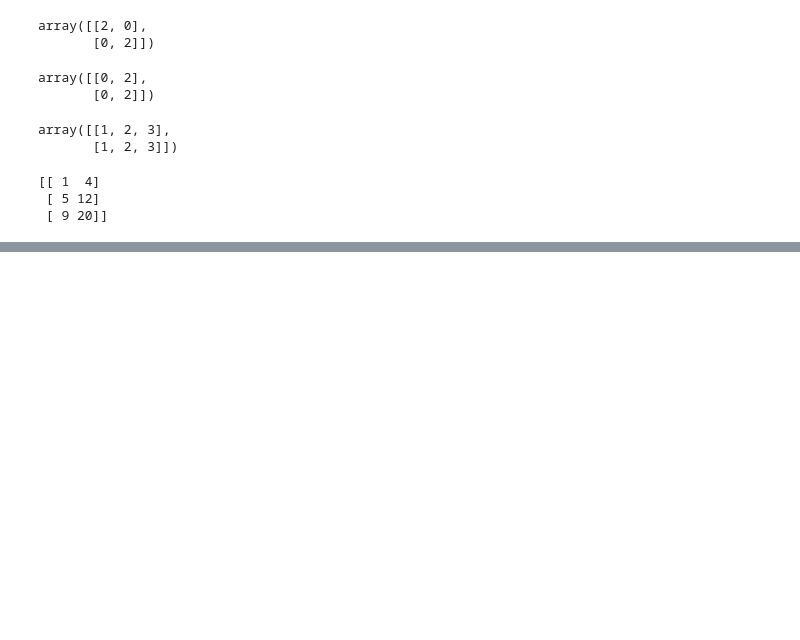
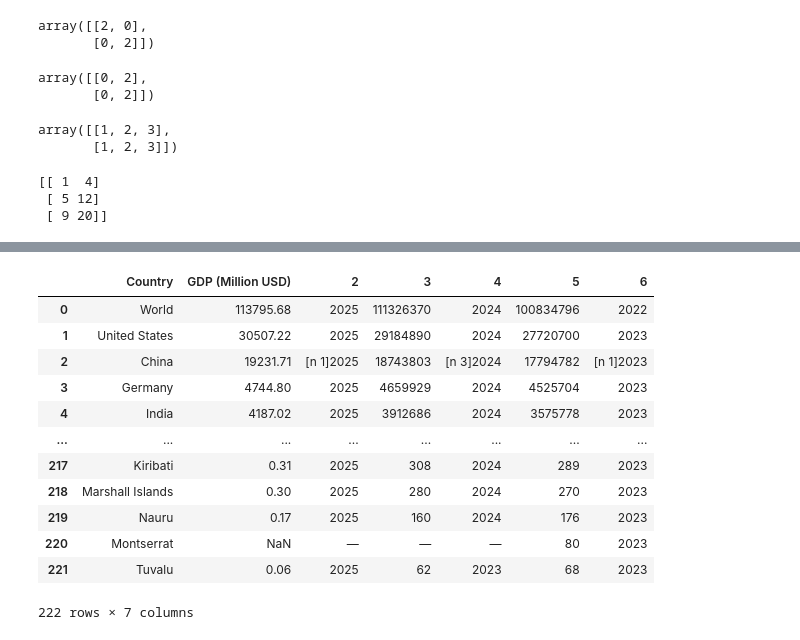
Before and after one commit to Yasir-4/data-science-practice, a Jupyter notebook: Python practice.ipynb, the cells around one changed output, grey strips where cells are left out. Saved outputs shown, nothing was run; the diff lists cells and outputs as text; code cells hidden in the pictures; blank space fills up the shorter version.

```diff
--- a/Python practice.ipynb
+++ b/Python practice.ipynb
@@ -1767,0 +1829,25 @@ print(z)
+# %%
+# Assign column names as "Country" and "GDP (Million USD)"
+countries_df.rename(columns={0:"Country"}, inplace = True)
+countries_df.rename(columns={1:"GDP (Million USD)"}, inplace = True)
+#Change the type to Number
+gdp_column = countries_df["GDP (Million USD)"].replace("—", np.nan)
+gdp_column = pd.to_numeric(gdp_column, errors = "coerce")
+#Use numpy.round() method to round the value to 2 decimal places and Convert the GDP value in Million USD to Billion USD
+gdp_column = np.round(gdp_column / 1e3, 2)
+countries_df["GDP (Million USD)"] = gdp_column
+countries_df
+# %% [output]
+|  | Country | GDP (Million USD) | 2 | 3 | 4 | 5 | 6 |
+| 0 | World | 113795.68 | 2025 | 111326370 | 2024 | 100834796 | 2022 |
+| 1 | United States | 30507.22 | 2025 | 29184890 | 2024 | 27720700 | 2023 |
+| 2 | China | 19231.71 | [n 1]2025 | 18743803 | [n 3]2024 | 17794782 | [n 1]2023 |
+| 3 | Germany | 4744.80 | 2025 | 4659929 | 2024 | 4525704 | 2023 |
+| 4 | India | 4187.02 | 2025 | 3912686 | 2024 | 3575778 | 2023 |
+| ... | ... | ... | ... | ... | ... | ... | ... |
+| 217 | Kiribati | 0.31 | 2025 | 308 | 2024 | 289 | 2023 |
+| 218 | Marshall Islands | 0.30 | 2025 | 280 | 2024 | 270 | 2023 |
+| 219 | Nauru | 0.17 | 2025 | 160 | 2024 | 176 | 2023 |
+| 220 | Montserrat | NaN | — | — | — | 80 | 2023 |
+| 221 | Tuvalu | 0.06 | 2025 | 62 | 2023 | 68 | 2023 |
+222 rows × 7 columns
```
Also changed, not shown: parts of 5 cells of this notebook.
